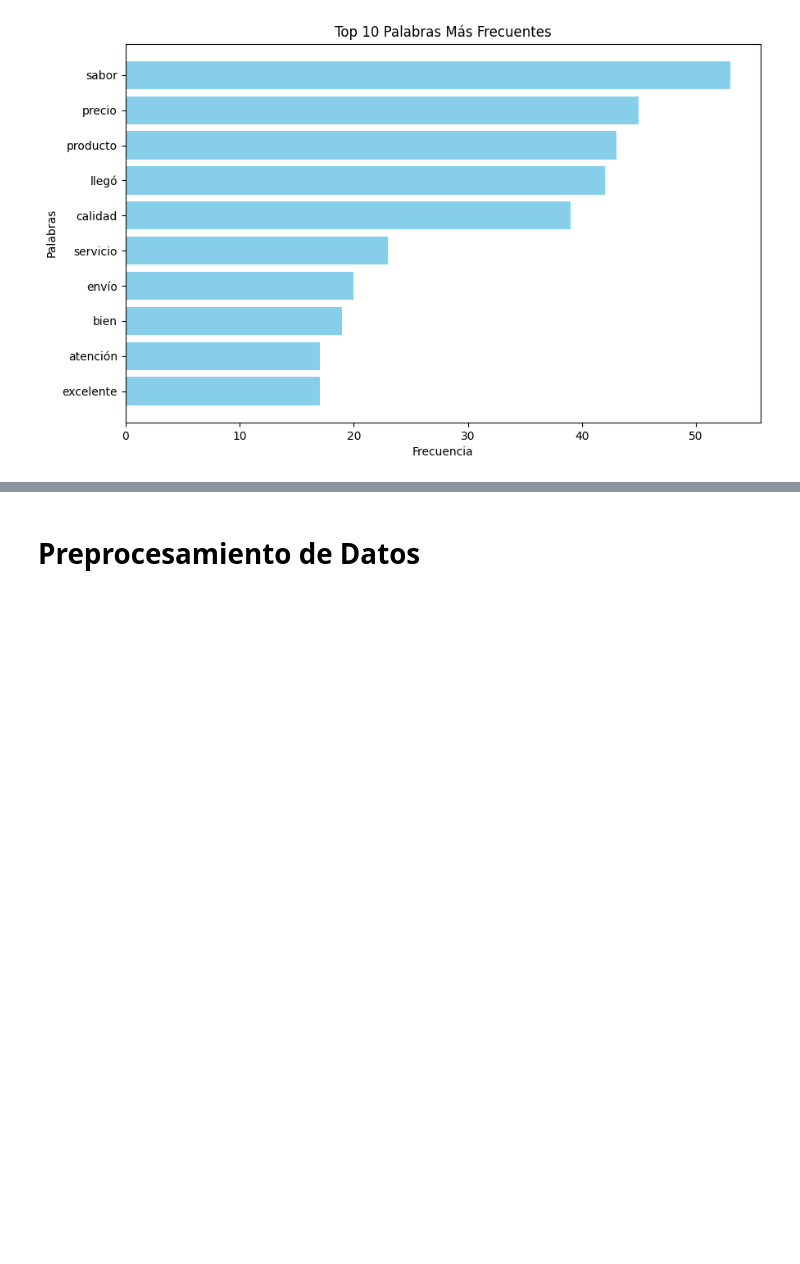
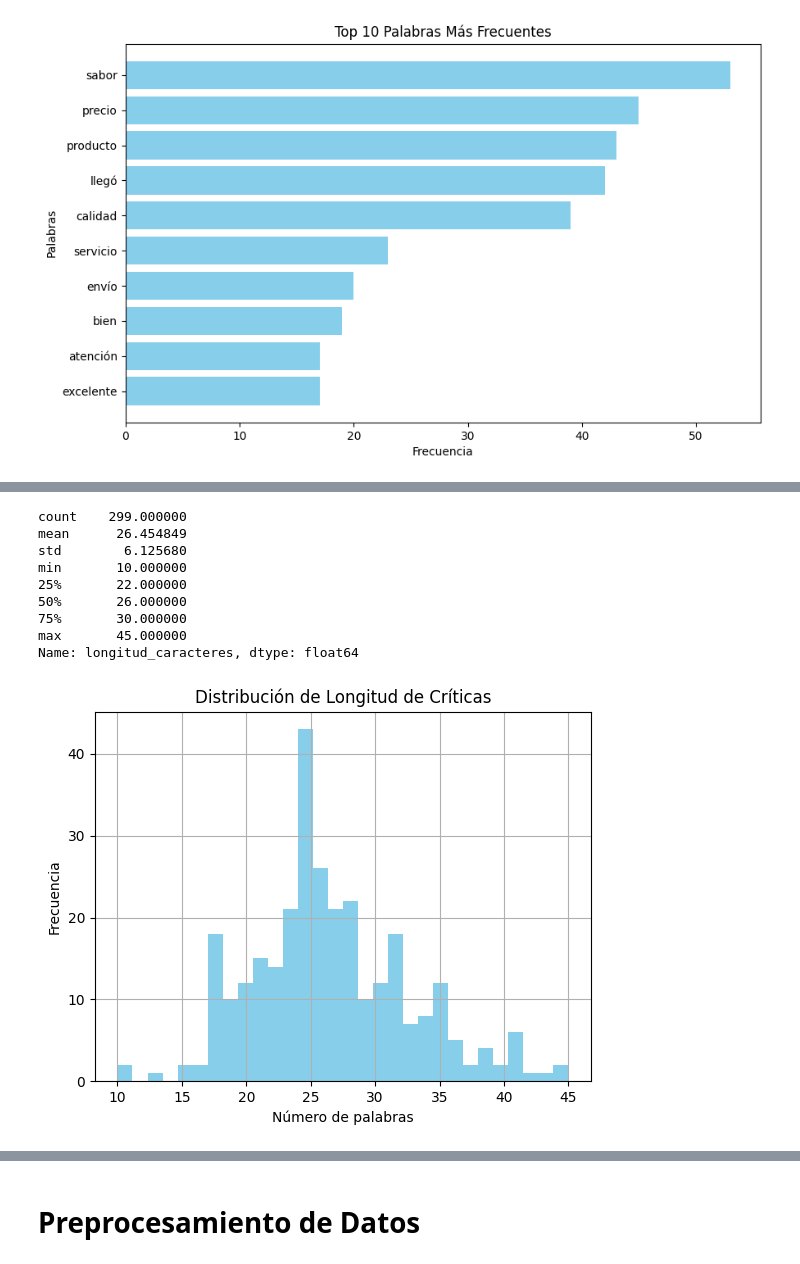
Before and after one commit to Dantelarroy/suplements-chatbot, a Jupyter notebook: Supplements_chatbot.ipynb, the cells around one changed output, grey strips where cells are left out. Cells and saved outputs as stored; diff of their text form; code cells hidden in the pictures; blank space fills up the shorter version.

```diff
--- a/Supplements_chatbot.ipynb
+++ b/Supplements_chatbot.ipynb
@@ -375,0 +385,23 @@ plt.show()
+# %%
+# Longitud del texto
+df_supplements ["longitud_caracteres"]= df_supplements["Texto"].apply(len)
+
+# Resumen estadistico al respecto
+print(df_supplements['longitud_caracteres'].describe())
+
+df_supplements['longitud_caracteres'].hist(bins=30, color='skyblue')
+plt.title('Distribución de Longitud de Críticas')
+plt.xlabel('Número de palabras')
+plt.ylabel('Frecuencia')
+plt.show()
+# %% [output]
+count    299.000000
+mean      26.454849
+std        6.125680
+min       10.000000
+25%       22.000000
+50%       26.000000
+75%       30.000000
+max       45.000000
+Name: longitud_caracteres, dtype: float64
+[figure, added]
```
Also changed, not shown: parts of 18 cells of this notebook.
